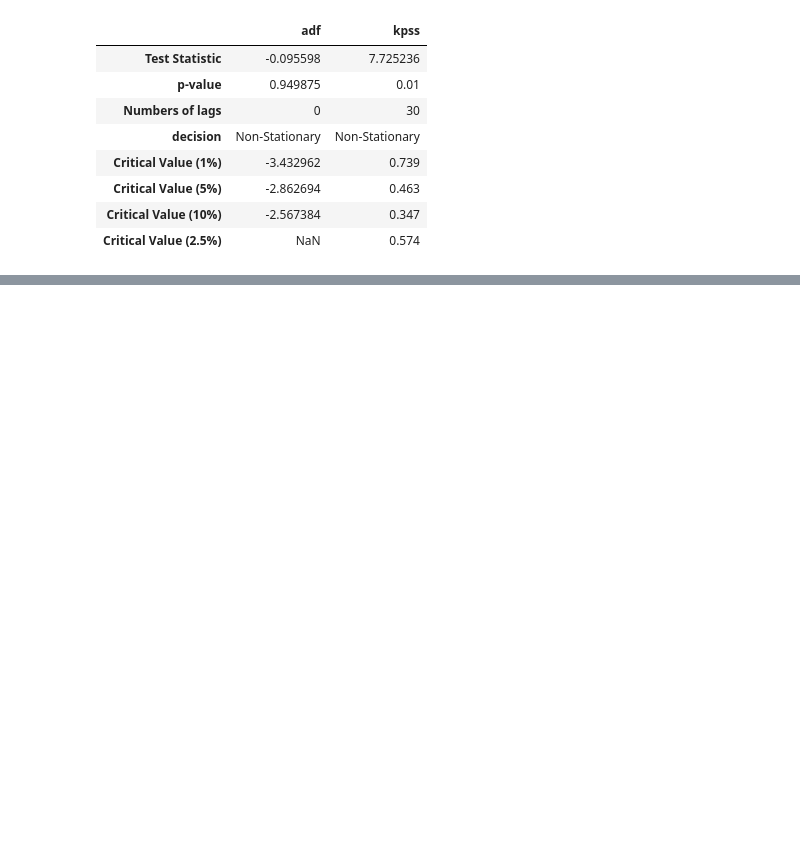
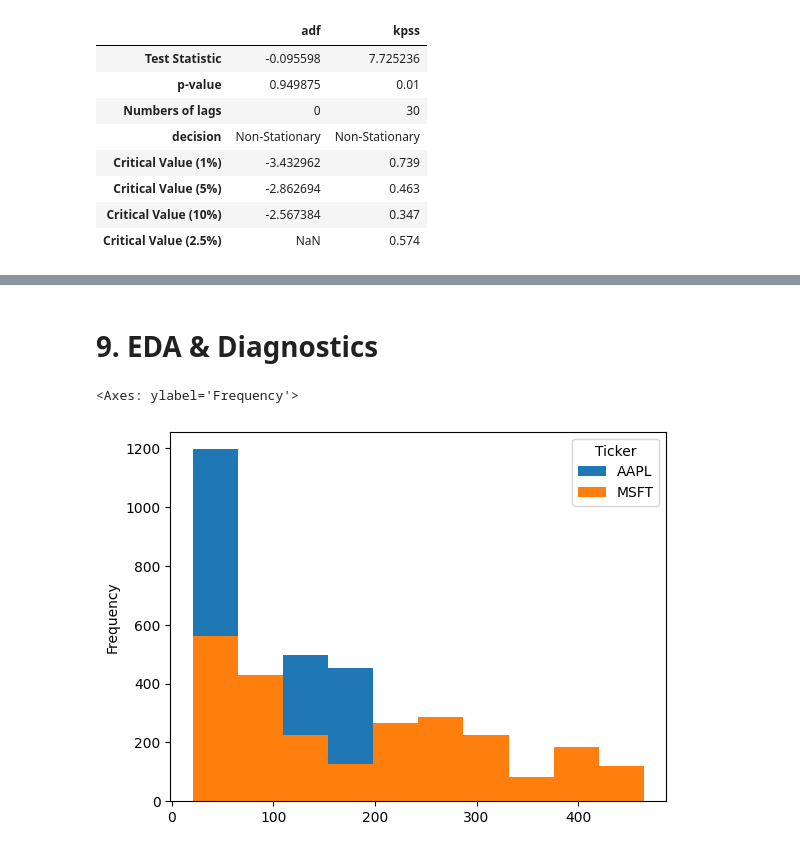
Before and after one commit to Mukhammadkodir27/Advanced_Python, a Jupyter notebook: Machine_Learning/Time-Series/TS-Cookbook.ipynb, the cells around one changed output, grey strips where cells are left out. Saved outputs shown, nothing was run; the diff lists cells and outputs as text; code cells hidden in the pictures; blank space fills up the shorter version.

```diff
--- a/Machine_Learning/Time-Series/TS-Cookbook.ipynb
+++ b/Machine_Learning/Time-Series/TS-Cookbook.ipynb
@@ -554,0 +550,2 @@ adfuller(dt.AAPL)
+# %% [markdown]
+# 9. EDA & Diagnostics
@@ -554,0 +560,5 @@ adfuller(dt.AAPL)
+# %%
+dt.plot(kind='hist')
+# %% [output]
+<Axes: ylabel='Frequency'>
+[figure, added]
```
Also changed, not shown: parts of 28 cells of this notebook.
